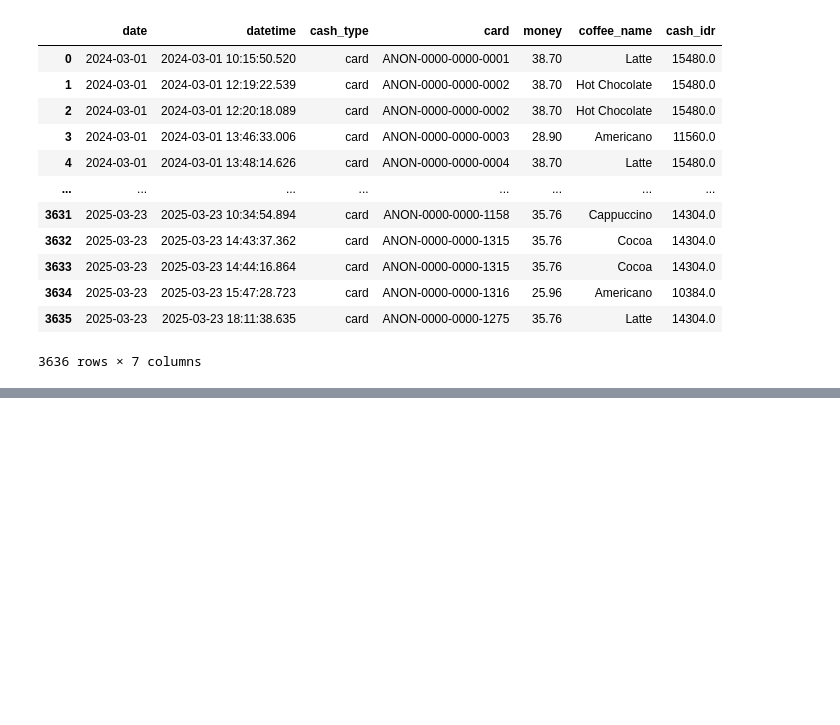
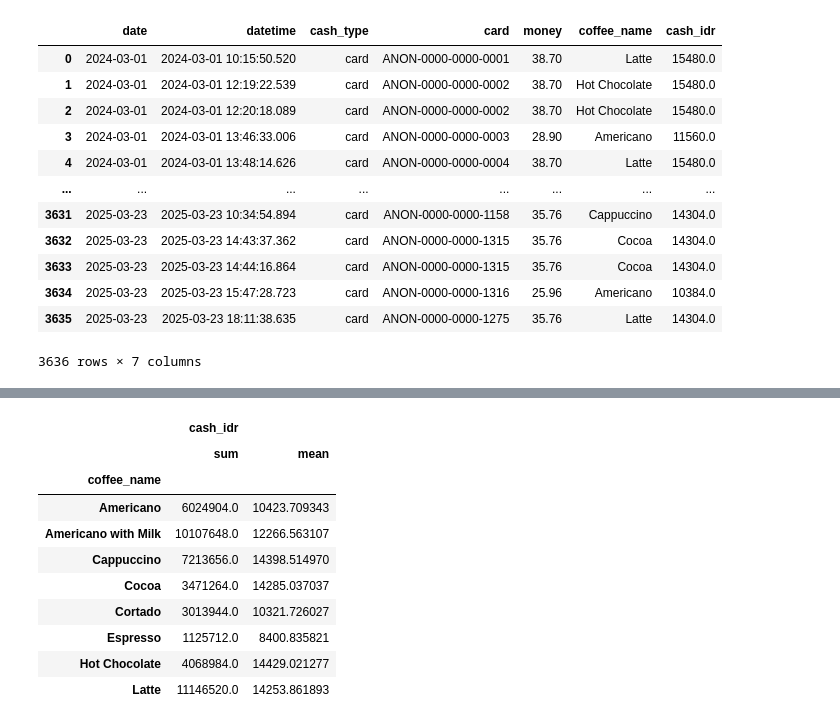
Before and after one commit to stefkwan/pytn_300725, a Jupyter notebook: sesi5_11Aug.ipynb, the cells around one changed output, grey strips where cells are left out. Saved outputs shown, nothing was run; the diff lists cells and outputs as text; code cells hidden in the pictures; blank space fills up the shorter version.

```diff
--- a/sesi5_11Aug.ipynb
+++ b/sesi5_11Aug.ipynb
@@ -984,0 +1000,15 @@ df_coffee
+# %%
+df_coffee.groupby(["coffee_name"]).agg(
+    {"cash_idr": ["sum","mean"]})
+# %% [output]
+|  | cash_idr |  |
+|  | sum | mean |
+| coffee_name |  |  |
+| Americano | 6024904.0 | 10423.709343 |
+| Americano with Milk | 10107648.0 | 12266.563107 |
+| Cappuccino | 7213656.0 | 14398.514970 |
+| Cocoa | 3471264.0 | 14285.037037 |
+| Cortado | 3013944.0 | 10321.726027 |
+| Espresso | 1125712.0 | 8400.835821 |
+| Hot Chocolate | 4068984.0 | 14429.021277 |
+| Latte | 11146520.0 | 14253.861893 |
```
Also changed, not shown: parts of 1 cell of this notebook.
